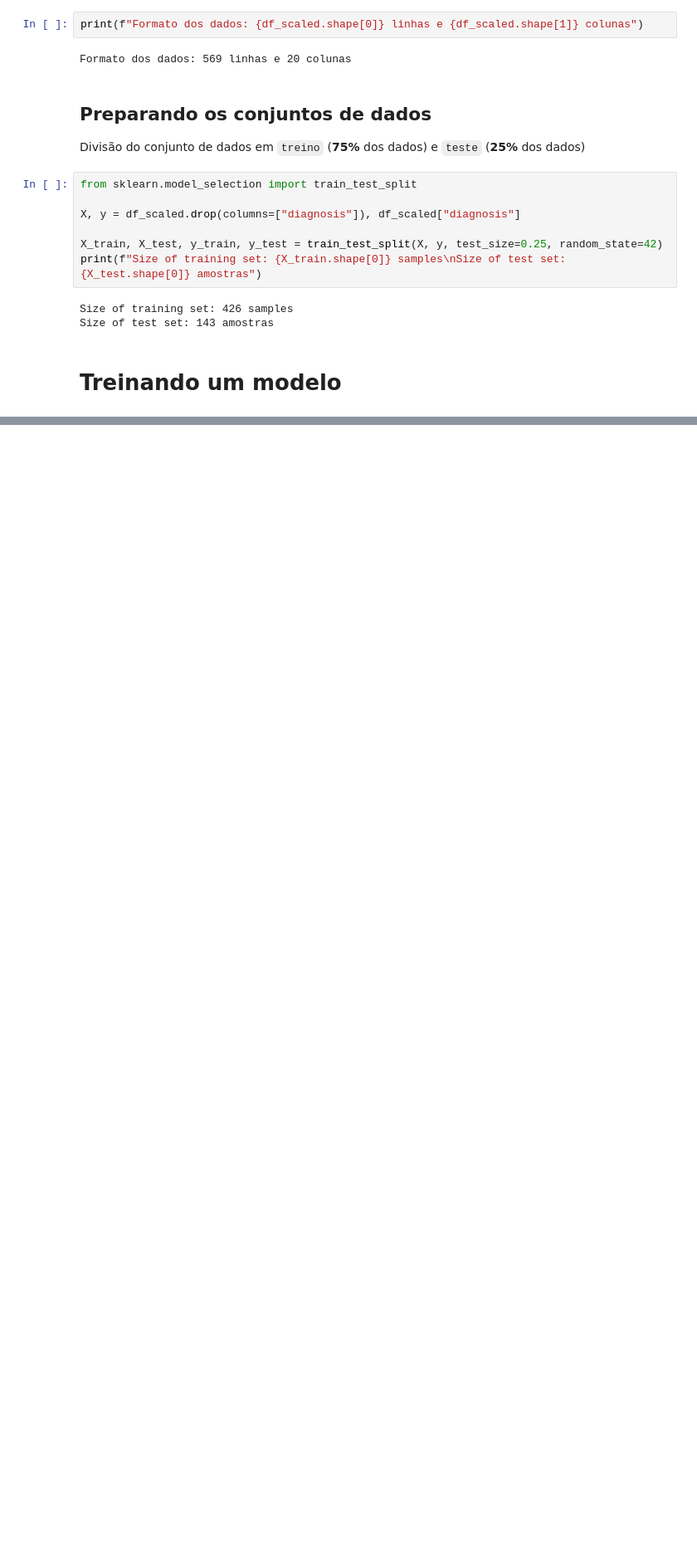
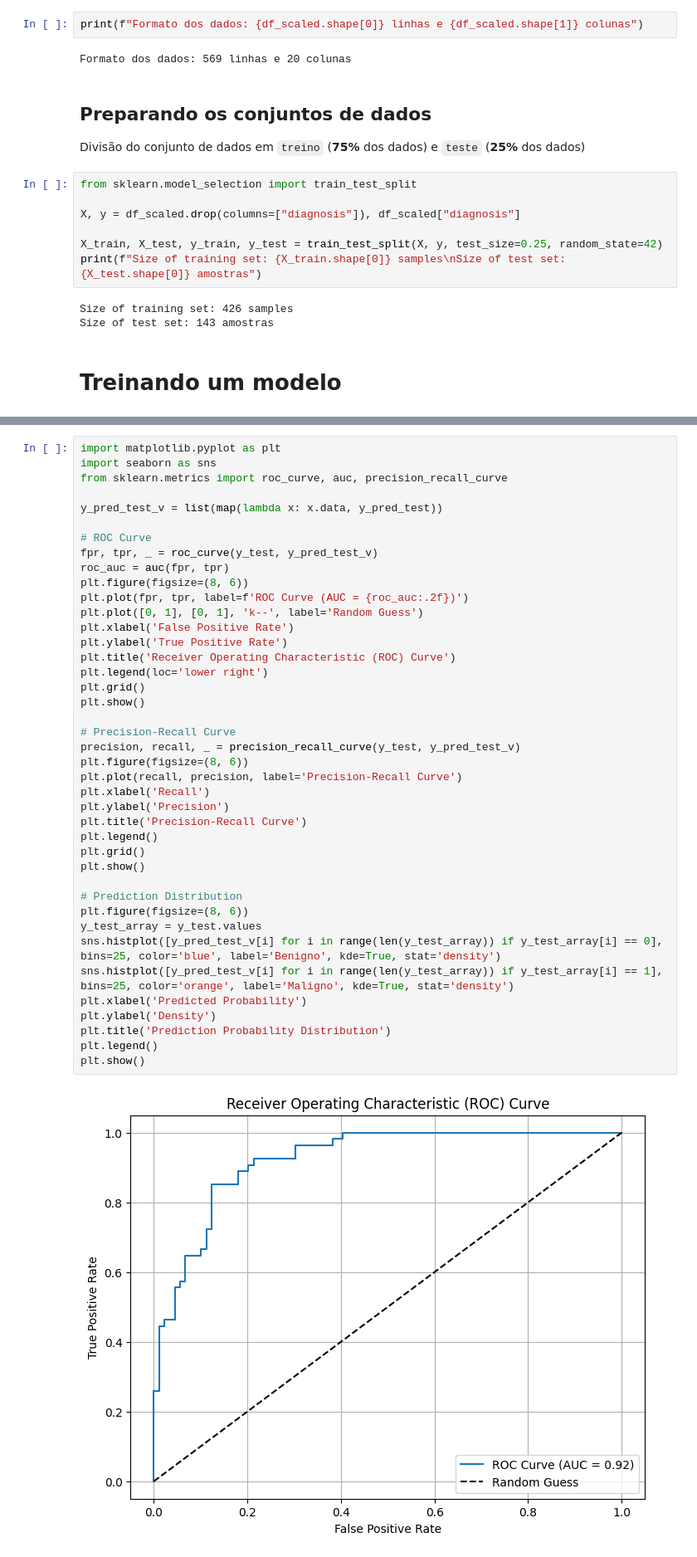
Before and after one commit to caioopra/trab_final_ML, a Jupyter notebook: src/binary_classification.ipynb, the cells around one changed output, grey strips where cells are left out. Shown at 83% size. Saved outputs shown, nothing was run; the diff lists cells and outputs as text; blank space fills up the shorter version.

```diff
--- a/src/binary_classification.ipynb
+++ b/src/binary_classification.ipynb
@@ -230,0 +334,43 @@ Size of test set: 143 amostras
+# %%
+import matplotlib.pyplot as plt
+import seaborn as sns
+from sklearn.metrics import roc_curve, auc, precision_recall_curve
+
+y_pred_test_v = list(map(lambda x: x.data, y_pred_test))
+
+# ROC Curve
+fpr, tpr, _ = roc_curve(y_test, y_pred_test_v)
+roc_auc = auc(fpr, tpr)
+plt.figure(figsize=(8, 6))
+plt.plot(fpr, tpr, label=f'ROC Curve (AUC = {roc_auc:.2f})')
+plt.plot([0, 1], [0, 1], 'k--', label='Random Guess')
+plt.xlabel('False Positive Rate')
+plt.ylabel('True Positive Rate')
+plt.title('Receiver Operating Characteristic (ROC) Curve')
+plt.legend(loc='lower right')
+plt.grid()
+plt.show()
+
+# Precision-Recall Curve
+precision, recall, _ = precision_recall_curve(y_test, y_pred_test_v)
+plt.figure(figsize=(8, 6))
+plt.plot(recall, precision, label='Precision-Recall Curve')
+plt.xlabel('Recall')
+plt.ylabel('Precision')
+plt.title('Precision-Recall Curve')
+plt.legend()
+plt.grid()
+plt.show()
+
+# Prediction Distribution
+plt.figure(figsize=(8, 6))
+y_test_array = y_test.values
+sns.histplot([y_pred_test_v[i] for i in range(len(y_test_array)) if y_test_array[i] == 0], bins=25, color='blue', label='Benigno', kde=True, stat='density')
+sns.histplot([y_pred_test_v[i] for i in range(len(y_test_array)) if y_test_array[i] == 1], bins=25, color='orange', label='Maligno', kde=True, stat='density')
+plt.xlabel('Predicted Probability')
+plt.ylabel('Density')
+plt.title('Prediction Probability Distribution')
+plt.legend()
+plt.show()
+# %% [output]
+[figure, added]
```
Also changed, not shown: parts of 20 cells of this notebook.
